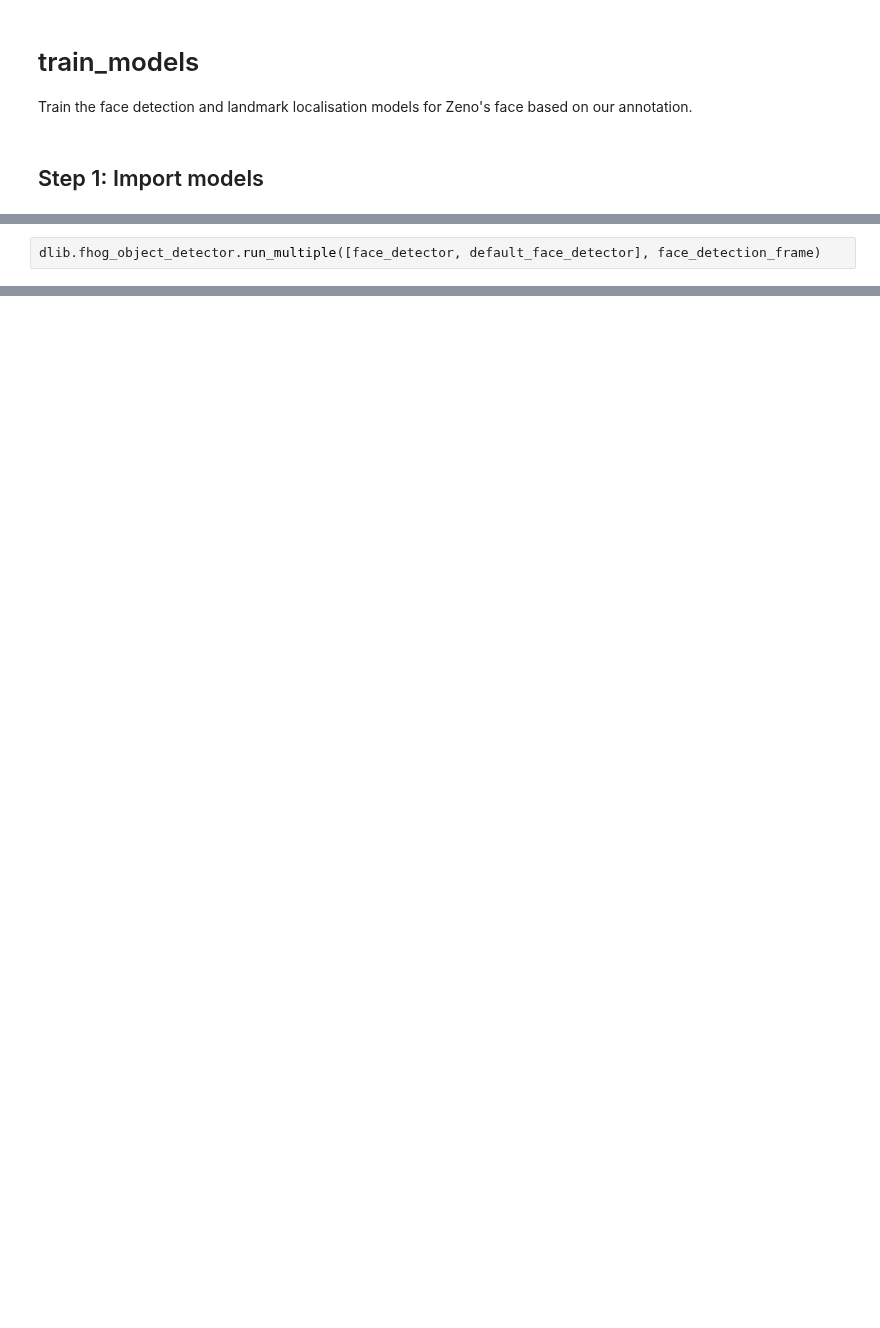
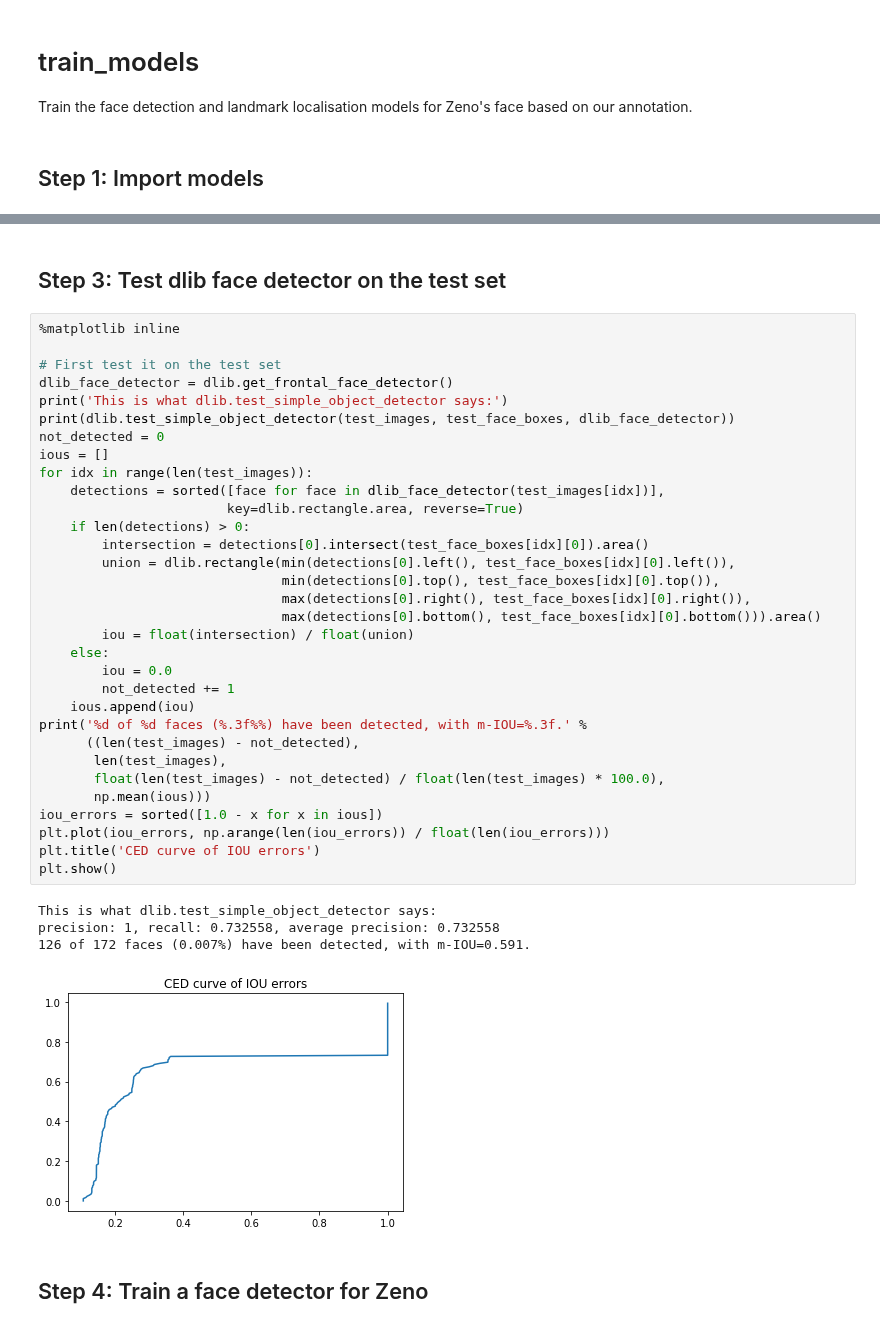
Before and after one commit to hhj1897/zeno_face_tracker, a Jupyter notebook: train_models.ipynb, the cells around one changed output, grey strips where cells are left out. Cells and saved outputs as stored; diff of their text form; blank space fills up the shorter version.

Commit message:
Finish training the models.

```diff
--- a/train_models.ipynb
+++ b/train_models.ipynb
@@ -218,2 +6,0 @@ simple_object_detector_training_options(be_verbose=1, add_left_right_image_flips
-# %%
-dlib.fhog_object_detector.run_multiple([face_detector, default_face_detector], face_detection_frame)
@@ -290,0 +67,41 @@ UnicodeDecodeError: 'gbk' codec can't decode byte 0xe8 in position 17: illegal m
+# %% [markdown]
+## Step 3: Test dlib face detector on the test set
+# %%
+%matplotlib inline
+
+# First test it on the test set
+dlib_face_detector = dlib.get_frontal_face_detector()
+print('This is what dlib.test_simple_object_detector says:')
+print(dlib.test_simple_object_detector(test_images, test_face_boxes, dlib_face_detector))
+not_detected = 0
+ious = []
+for idx in range(len(test_images)):
+    detections = sorted([face for face in dlib_face_detector(test_images[idx])],
+                        key=dlib.rectangle.area, reverse=True)
+    if len(detections) > 0:
+        intersection = detections[0].intersect(test_face_boxes[idx][0]).area()
+        union = dlib.rectangle(min(detections[0].left(), test_face_boxes[idx][0].left()),
+                               min(detections[0].top(), test_face_boxes[idx][0].top()),
+                               max(detections[0].right(), test_face_boxes[idx][0].right()),
+                               max(detections[0].bottom(), test_face_boxes[idx][0].bottom())).area()
+        iou = float(intersection) / float(union)
+    else:
+        iou = 0.0
+        not_detected += 1
+    ious.append(iou)
+print('%d of %d faces (%.3f%%) have been detected, with m-IOU=%.3f.' %
+      ((len(test_images) - not_detected),
+       len(test_images),
+       float(len(test_images) - not_detected) / float(len(test_images) * 100.0),
+       np.mean(ious)))
+iou_errors = sorted([1.0 - x for x in ious])
+plt.plot(iou_errors, np.arange(len(iou_errors)) / float(len(iou_errors)))
+plt.title('CED curve of IOU errors')
+plt.show()
+# %% [output]
+This is what dlib.test_simple_object_detector says:
+precision: 1, recall: 0.732558, average precision: 0.732558
+126 of 172 faces (0.007%) have been detected, with m-IOU=0.591.
+[figure, added]
+# %% [markdown]
+## Step 4: Train a face detector for Zeno
```
Also changed, not shown: parts of 44 cells of this notebook, 5 other files.
